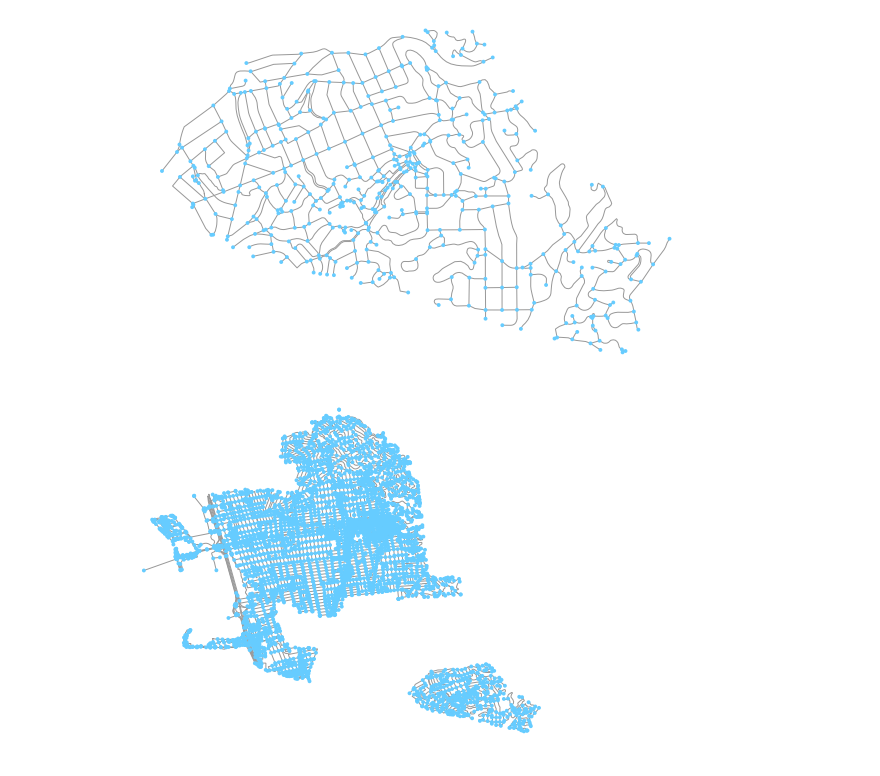
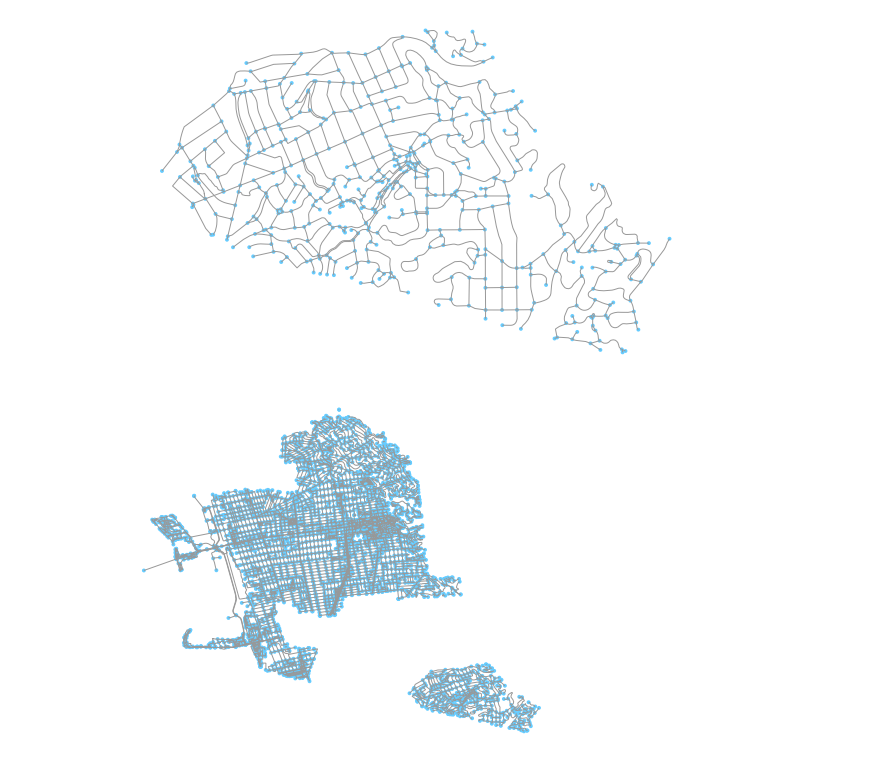
Before and after one commit to gboeing/osmnx, a Jupyter notebook: example-osm-shape-graph.ipynb, the cells around one changed output. Saved outputs shown, nothing was run; the diff lists cells and outputs as text; code cells hidden in the pictures.

```diff
--- a/example-osm-shape-graph.ipynb
+++ b/example-osm-shape-graph.ipynb
@@ -20,11 +20,11 @@ osmnx.save_graph(G)
 # %%
 places = ['Piedmont, California, USA',
           'Berkeley, California, USA',
           'Emeryville, California, USA']
 
 # use retain_all if you want to keep all disconnected subgraphs (e.g. when your places aren't adjacent)
-G = osmnx.graph_from_place(places, retain_all=True)
+G = osmnx.graph_from_place(places, network_type='foot', retain_all=True)
 fig, ax = osmnx.plot_graph(G, save=True, filename='places.jpg')
 # %% [output]
-[figure, old version]
+[figure, new version]
 # %%
```
Also changed, not shown: parts of 4 cells of this notebook, 3 other files.
